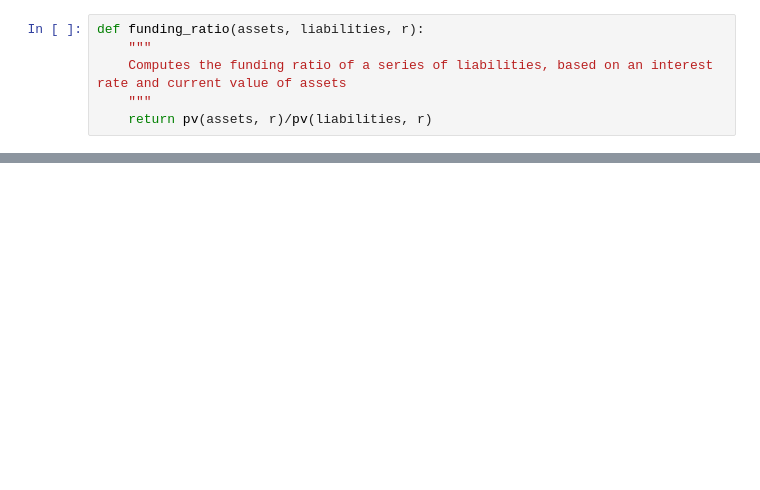
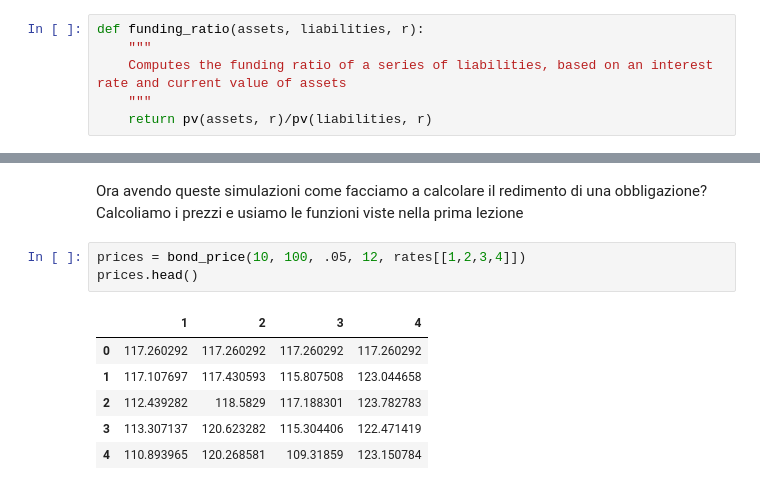
Before and after one commit to fdalforno/investment, a Jupyter notebook: 04-Gestione degli assett e della passività.ipynb, the cells around one changed output, grey strips where cells are left out. Drawn from its saved outputs; the diff is of its cells as text; blank space fills up the shorter version.

```diff
--- a/04-Gestione degli assett e della passività.ipynb
+++ b/04-Gestione degli assett e della passività.ipynb
@@ -540,0 +898,12 @@ fr_change.plot(title='Change in Funding Ratio', figsize=(10,6))
+# %% [markdown]
+Ora avendo queste simulazioni come facciamo a calcolare il redimento di una obbligazione? Calcoliamo i prezzi e usiamo le funzioni viste nella prima lezione
+# %%
+prices = bond_price(10, 100, .05, 12, rates[[1,2,3,4]])
+prices.head()
+# %% [output]
+|  | 1 | 2 | 3 | 4 |
+| 0 | 117.260292 | 117.260292 | 117.260292 | 117.260292 |
+| 1 | 117.107697 | 117.430593 | 115.807508 | 123.044658 |
+| 2 | 112.439282 | 118.5829 | 117.188301 | 123.782783 |
+| 3 | 113.307137 | 120.623282 | 115.304406 | 122.471419 |
+| 4 | 110.893965 | 120.268581 | 109.31859 | 123.150784 |
```
Also changed, not shown: parts of 111 cells of this notebook, 3 other files.
